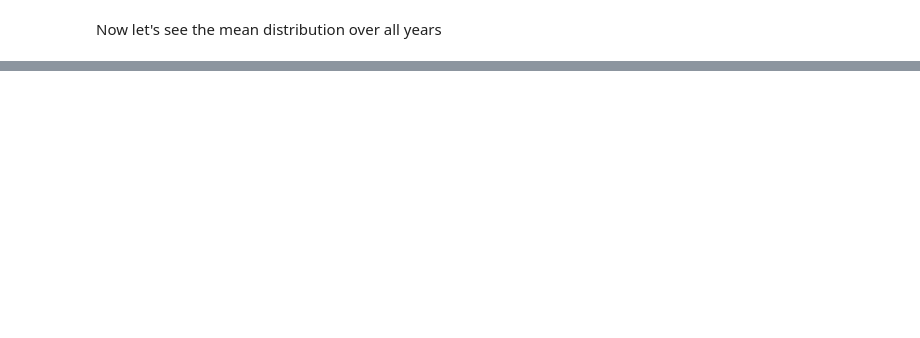
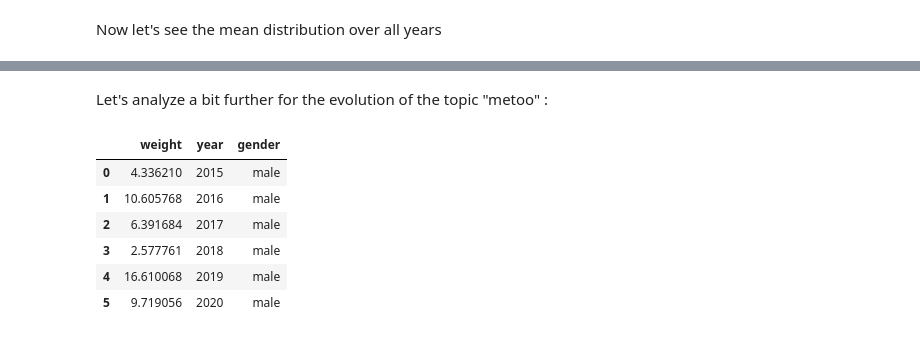
Before and after one commit to epfl-ada/ada-2021-project-palomamo, a Jupyter notebook: gender_topics.ipynb, the cells around one changed output, grey strips where cells are left out. Drawn from its saved outputs; the diff is of its cells as text; code cells hidden in the pictures; blank space fills up the shorter version.

Commit message:
solved 2019 and added metoo

```diff
--- a/gender_topics.ipynb
+++ b/gender_topics.ipynb
@@ -537,3 +508,42 @@ fig = px.line(others_quotes, x='year', y='weight', color='topic', title="Evoluti
 fig.show()
 # %% [output]
 [interactive output not drawn]
+# %% [markdown]
+Let's analyze a bit further for the evolution of the topic "metoo" :
+# %%
+def get_metoo_values(list_dic):
+  res = {2015 : 0, 2016 : 0, 2017 : 0, 2018 : 0, 2019 : 0, 2020: 0}
+  curr_year = 2015
+  for dic in list_dic:
+    if 'metoo' in dic:
+      res[curr_year] = dic.get('metoo')
+    curr_year += 1
+  return res
+# %%
+dict_females = [dict_topics_females_2015,dict_topics_females_2016,dict_topics_females_2017,
+                        dict_topics_females_2018,dict_topics_females_2019,dict_topics_females_2020]
+#dict_females = [normalize(d) for d in dict_females]
+dict_males = [dict_topics_males_2015,dict_topics_males_2016,dict_topics_males_2017,
+                        dict_topics_males_2018,dict_topics_males_2019,dict_topics_males_2020]
+#dict_males = [normalize(d) for d in dict_males]
+dict_others = [dict_topics_others_2015,dict_topics_others_2016,dict_topics_others_2017,
+                        dict_topics_others_2018,dict_topics_others_2019,dict_topics_others_2020]
+#dict_others = [normalize(d) for d in dict_others]
+# %%
+me_too_males = get_metoo_values(dict_males)
+me_too_females = get_metoo_values(dict_females)
+me_too_others = get_metoo_values(dict_others)
+# %%
+metoo_males_df = pd.DataFrame.from_dict(me_too_males, orient='index', columns=['weight'])
+metoo_males_df['year'] = metoo_males_df.index
+metoo_males_df['gender'] = 'male'
+metoo_males_df = metoo_males_df.reset_index(drop=True)
+metoo_males_df
+# %% [output]
+|  | weight | year | gender |
+| 0 | 4.336210 | 2015 | male |
+| 1 | 10.605768 | 2016 | male |
+| 2 | 6.391684 | 2017 | male |
+| 3 | 2.577761 | 2018 | male |
+| 4 | 16.610068 | 2019 | male |
+| 5 | 9.719056 | 2020 | male |
```
Also changed, not shown: parts of 18 cells of this notebook.
